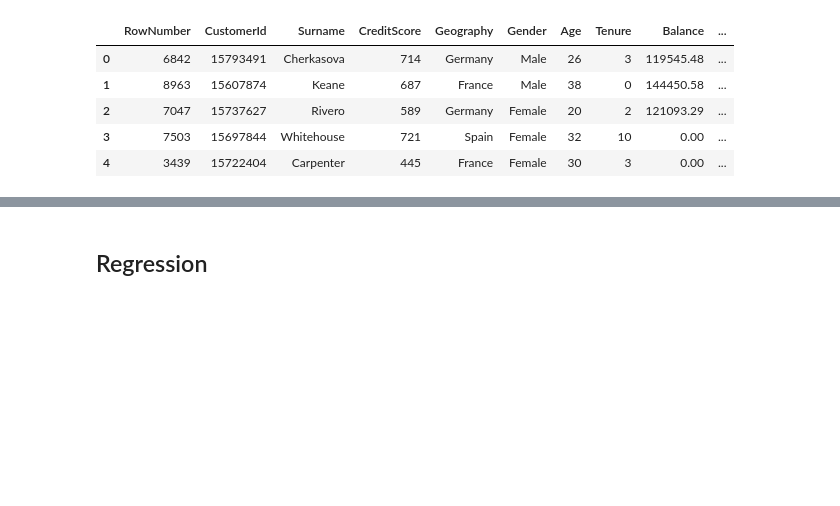
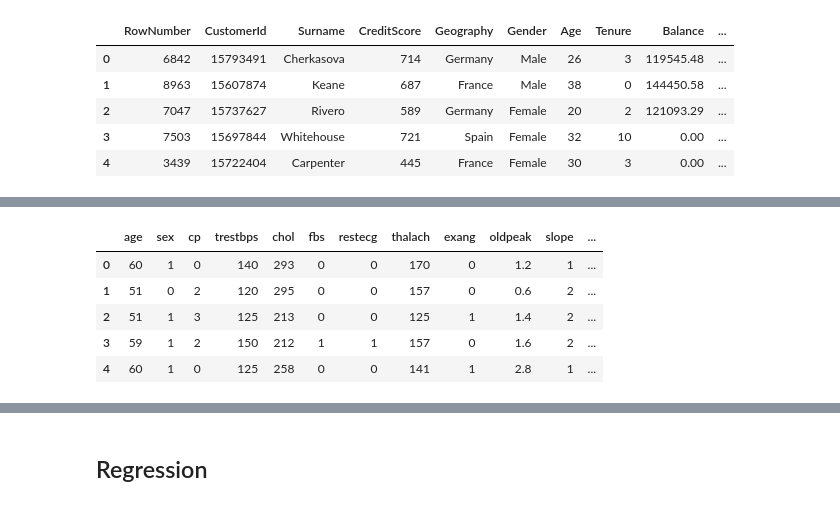
Before and after one commit to hyunnybbb/book, a Jupyter notebook: _sources/dataset/000_dataset/main.ipynb, the cells around one changed output, grey strips where cells are left out. Saved outputs shown, nothing was run; the diff lists cells and outputs as text; code cells hidden in the pictures; blank space fills up the shorter version.

```diff
--- a/_sources/dataset/000_dataset/main.ipynb
+++ b/_sources/dataset/000_dataset/main.ipynb
@@ -35,0 +135,11 @@ df.head()
+# %%
+import pandas as pd
+df = pd.read_csv('https://raw.githubusercontent.com/Datamanim/datarepo/main/heart/train.csv')
+df.head()
+# %% [output]
+|  | age | sex | cp | trestbps | chol | fbs | restecg | thalach | exang | oldpeak | slope | ... |
+| 0 | 60 | 1 | 0 | 140 | 293 | 0 | 0 | 170 | 0 | 1.2 | 1 | ... |
+| 1 | 51 | 0 | 2 | 120 | 295 | 0 | 0 | 157 | 0 | 0.6 | 2 | ... |
+| 2 | 51 | 1 | 3 | 125 | 213 | 0 | 0 | 125 | 1 | 1.4 | 2 | ... |
+| 3 | 59 | 1 | 2 | 150 | 212 | 1 | 1 | 157 | 0 | 1.6 | 2 | ... |
+| 4 | 60 | 1 | 0 | 125 | 258 | 0 | 0 | 141 | 1 | 2.8 | 1 | ... |
```
Also changed, not shown: parts of 35 cells of this notebook, 2 other files.
